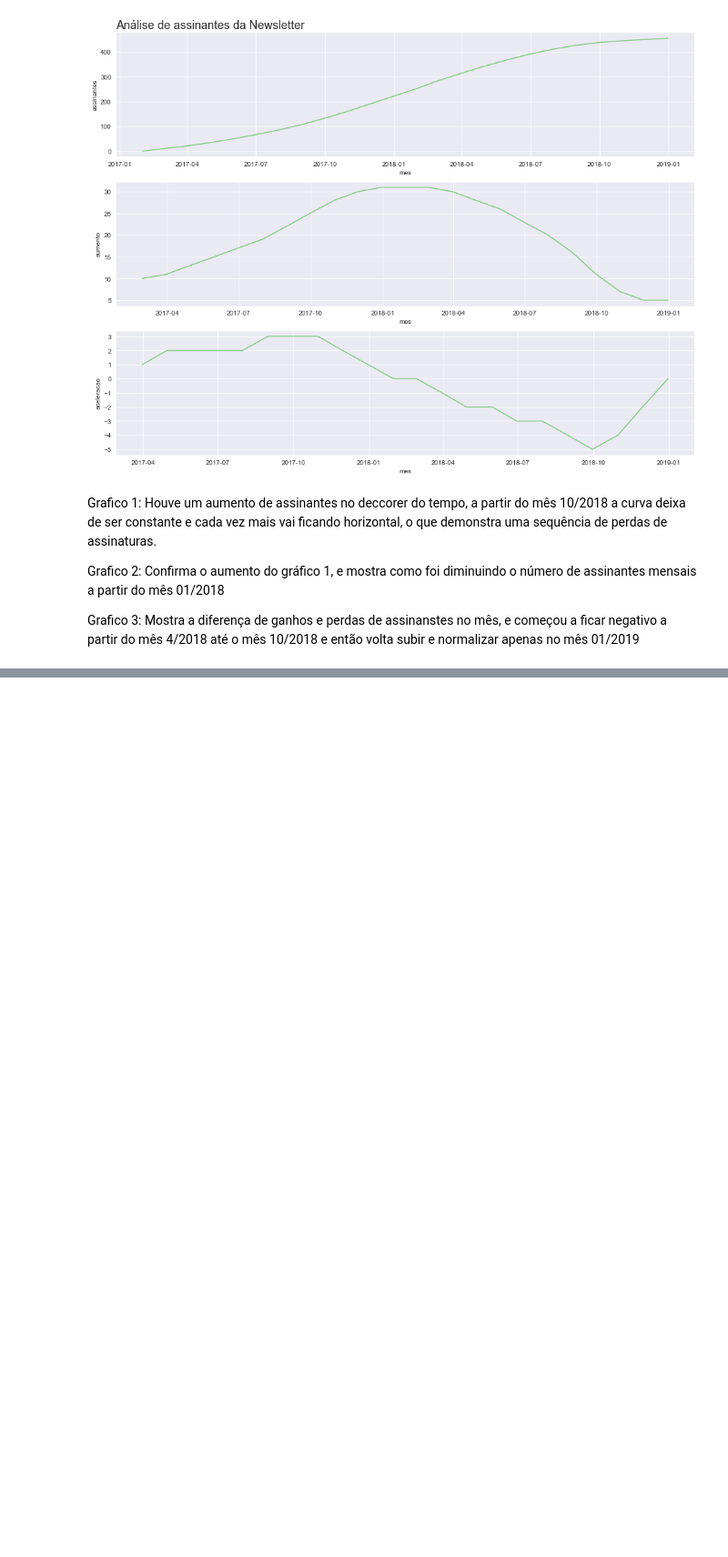
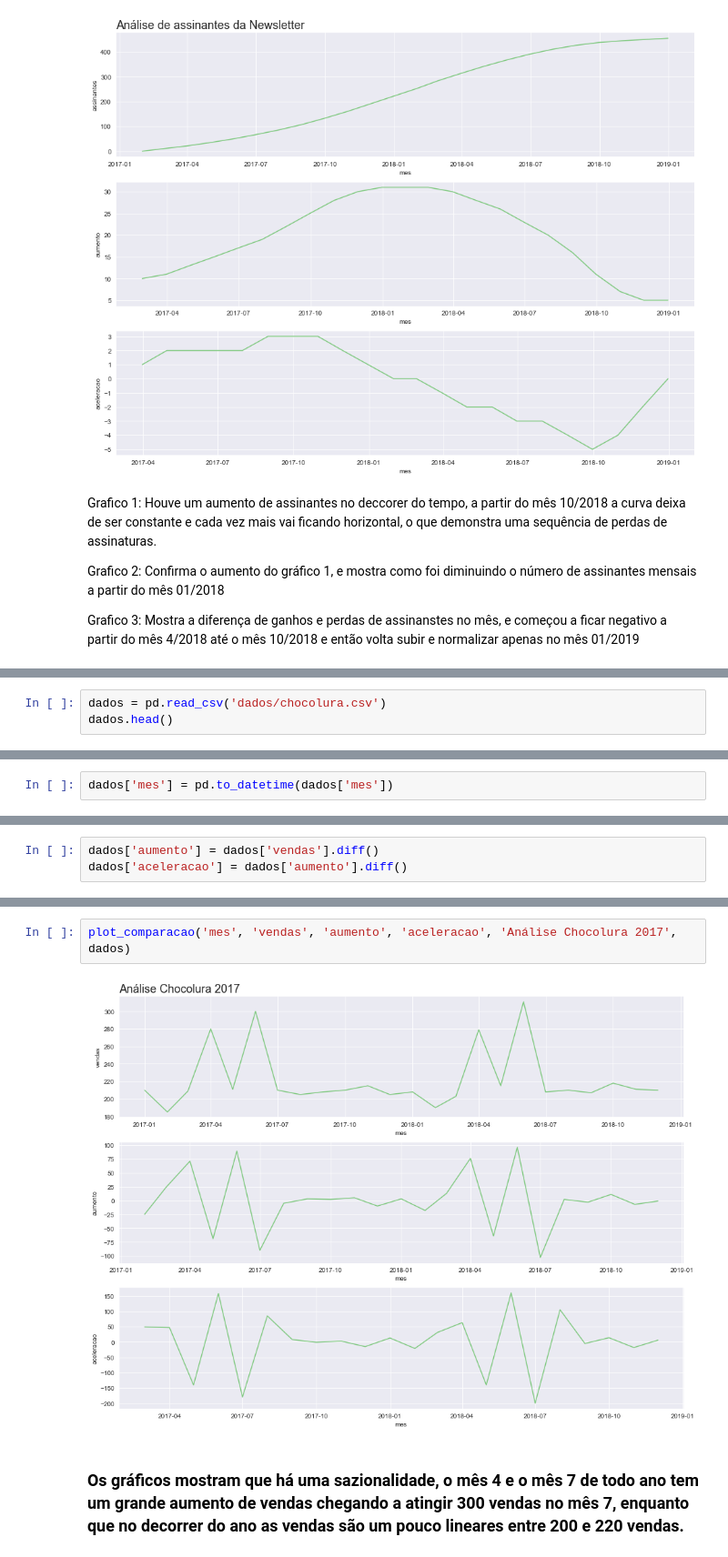
Before and after one commit to DorivanKadatzBorba/JupyterDS_Estudos, a Jupyter notebook: Python Para Data Science/Introdução a Análise Temporal/Time Series.ipynb, the cells around one changed output, grey strips where cells are left out. Shown at 91% size. Drawn from its saved outputs; the diff is of its cells as text; blank space fills up the shorter version.

```diff
--- a/Python Para Data Science/Introdução a Análise Temporal/Time Series.ipynb
+++ b/Python Para Data Science/Introdução a Análise Temporal/Time Series.ipynb
@@ -322,0 +325,3 @@ Grafico 3: Mostra a diferença de ganhos e perdas de assinanstes no mês, e come
+# %%
+dados = pd.read_csv('dados/chocolura.csv')
+dados.head()
@@ -322,0 +347,2 @@ Grafico 3: Mostra a diferença de ganhos e perdas de assinanstes no mês, e come
+# %%
+dados['mes'] = pd.to_datetime(dados['mes'])
@@ -322,0 +363,3 @@ Grafico 3: Mostra a diferença de ganhos e perdas de assinanstes no mês, e come
+# %%
+dados['aumento'] = dados['vendas'].diff()
+dados['aceleracao'] = dados['aumento'].diff()
@@ -322,0 +375,6 @@ Grafico 3: Mostra a diferença de ganhos e perdas de assinanstes no mês, e come
+# %%
+plot_comparacao('mes', 'vendas', 'aumento', 'aceleracao', 'Análise Chocolura 2017', dados)
+# %% [output]
+[figure, added]
+# %% [markdown]
+### Os gráficos mostram que há uma sazionalidade, o mês 4 e o mês 7 de todo ano tem um grande aumento de vendas chegando a atingir 300 vendas no mês 7, enquanto que no decorrer do ano as vendas são um pouco lineares entre 200 e 220 vendas.
```
Also changed, not shown: parts of 24 cells of this notebook.
